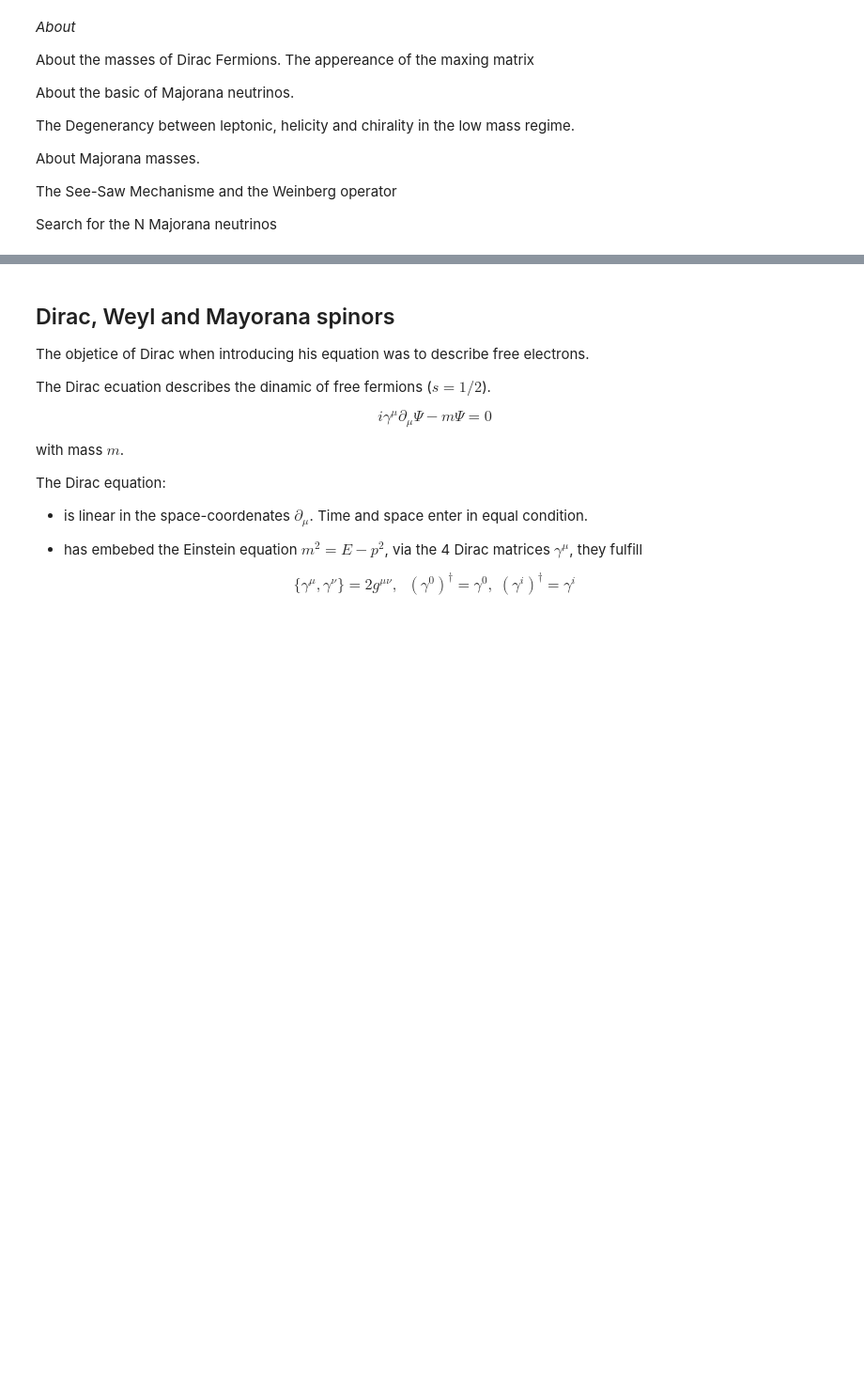
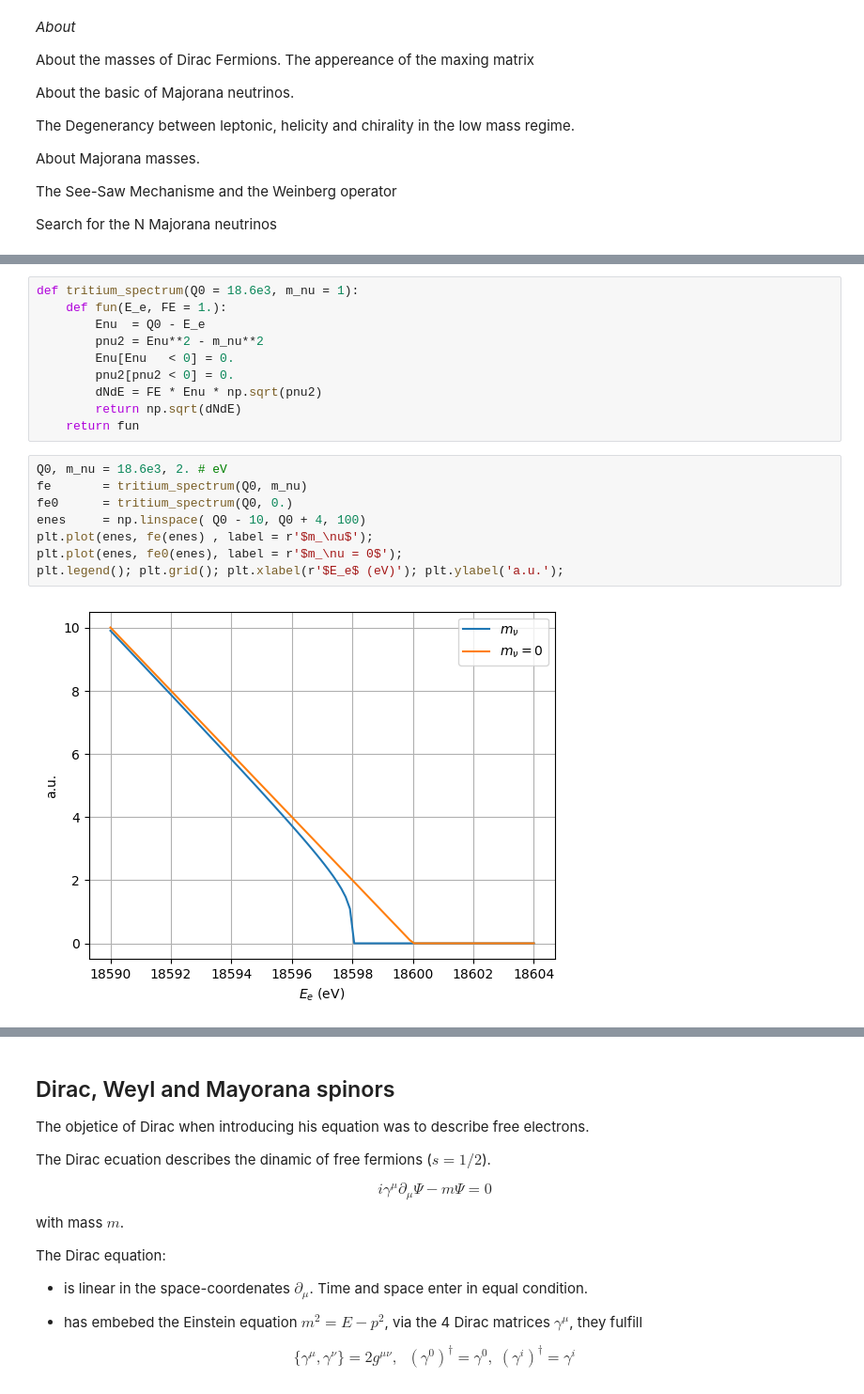
Before and after one commit to jahernando/USC-FPII, a Jupyter notebook: nu_mass.ipynb, the cells around one changed output, grey strips where cells are left out. Shown at 94% size. Cells and saved outputs as stored; diff of their text form; blank space fills up the shorter version.

```diff
--- a/nu_mass.ipynb
+++ b/nu_mass.ipynb
@@ -35,0 +61,20 @@ Search for the N Majorana neutrinos
+# %%
+def tritium_spectrum(Q0 = 18.6e3, m_nu = 1):
+    def fun(E_e, FE = 1.):
+        Enu  = Q0 - E_e
+        pnu2 = Enu**2 - m_nu**2
+        Enu[Enu   < 0] = 0.
+        pnu2[pnu2 < 0] = 0.
+        dNdE = FE * Enu * np.sqrt(pnu2)
+        return np.sqrt(dNdE)
+    return fun
+# %%
+Q0, m_nu = 18.6e3, 2. # eV
+fe       = tritium_spectrum(Q0, m_nu)
+fe0      = tritium_spectrum(Q0, 0.)
+enes     = np.linspace( Q0 - 10, Q0 + 4, 100)
+plt.plot(enes, fe(enes) , label = r'$m_\nu$');
+plt.plot(enes, fe0(enes), label = r'$m_\nu = 0$');
+plt.legend(); plt.grid(); plt.xlabel(r'$E_e$ (eV)'); plt.ylabel('a.u.');
+# %% [output]
+[figure, added]
```
Also changed, not shown: parts of 5 cells of this notebook, 3 other files.
